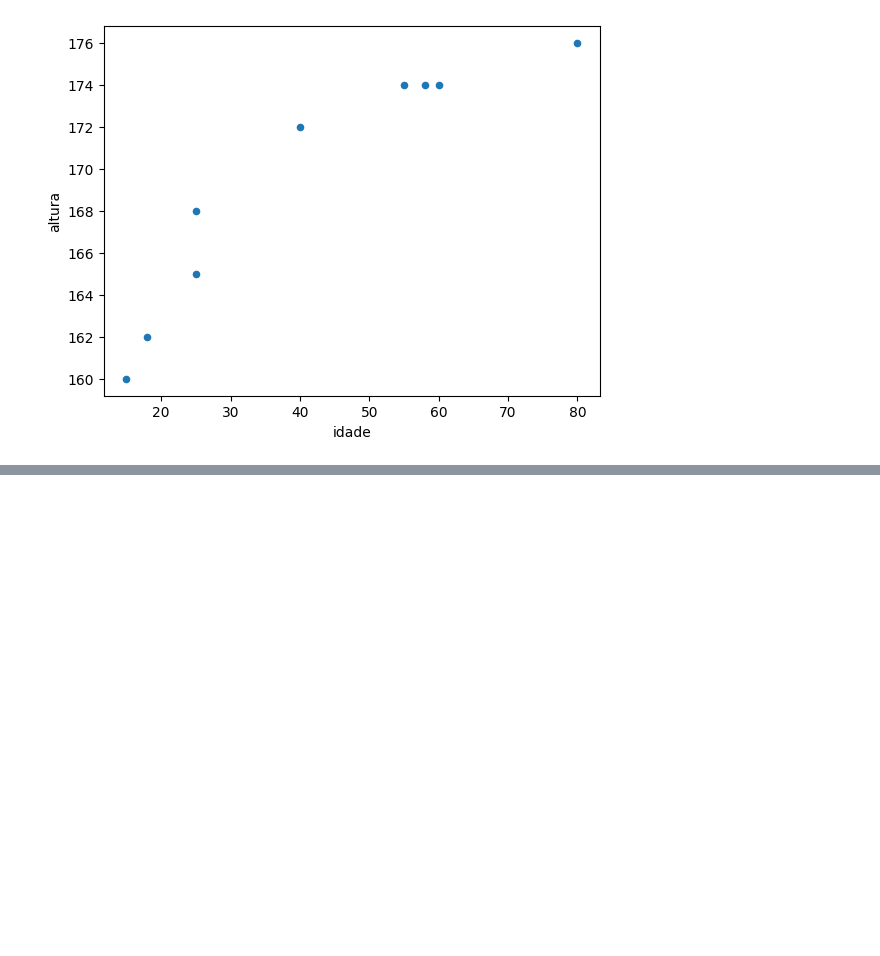
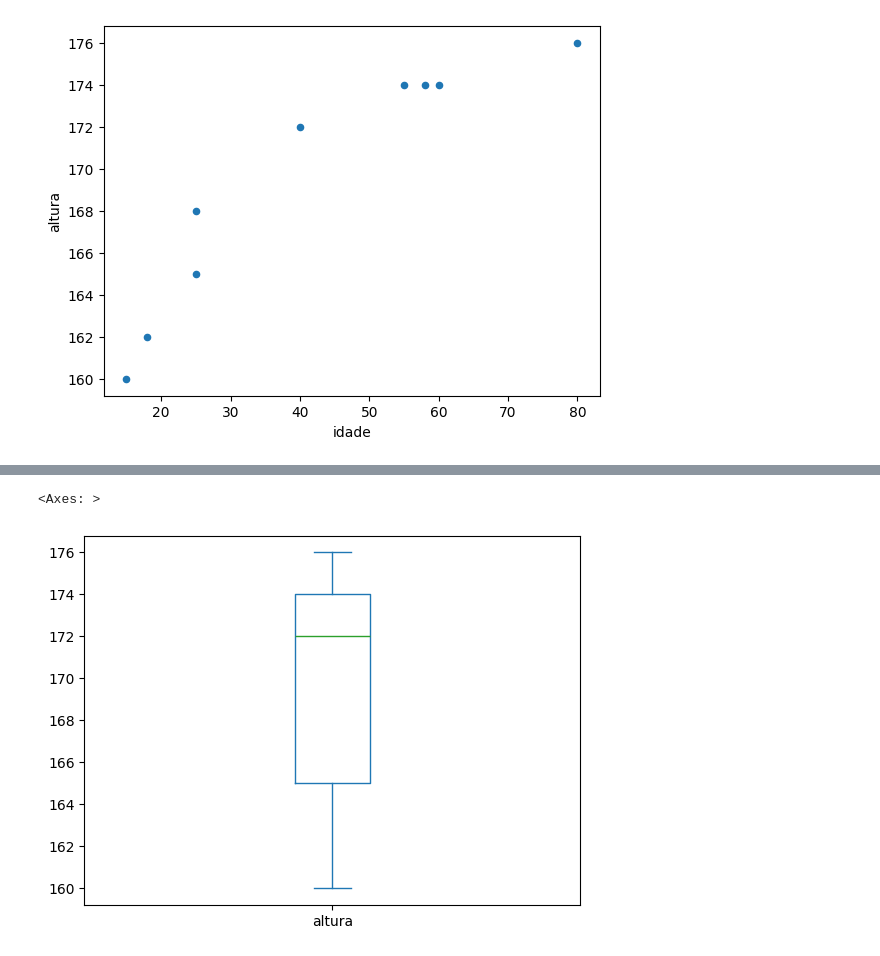
Before and after one commit to ramomOliveira/estatistica_devs, a Jupyter notebook: estatistica_devs.ipynb, the cells around one changed output, grey strips where cells are left out. Cells and saved outputs as stored; diff of their text form; code cells hidden in the pictures; blank space fills up the shorter version.

```diff
--- a/estatistica_devs.ipynb
+++ b/estatistica_devs.ipynb
@@ -184,0 +191,6 @@ df_medidas.plot.scatter(x='idade', y='altura')
+# %%
+# Gráfico de BoxPlot - Altura
+df_medidas['altura'].plot.box()
+# %% [output]
+<Axes: >
+[figure, added]
```
Also changed, not shown: parts of 1 cell of this notebook.
